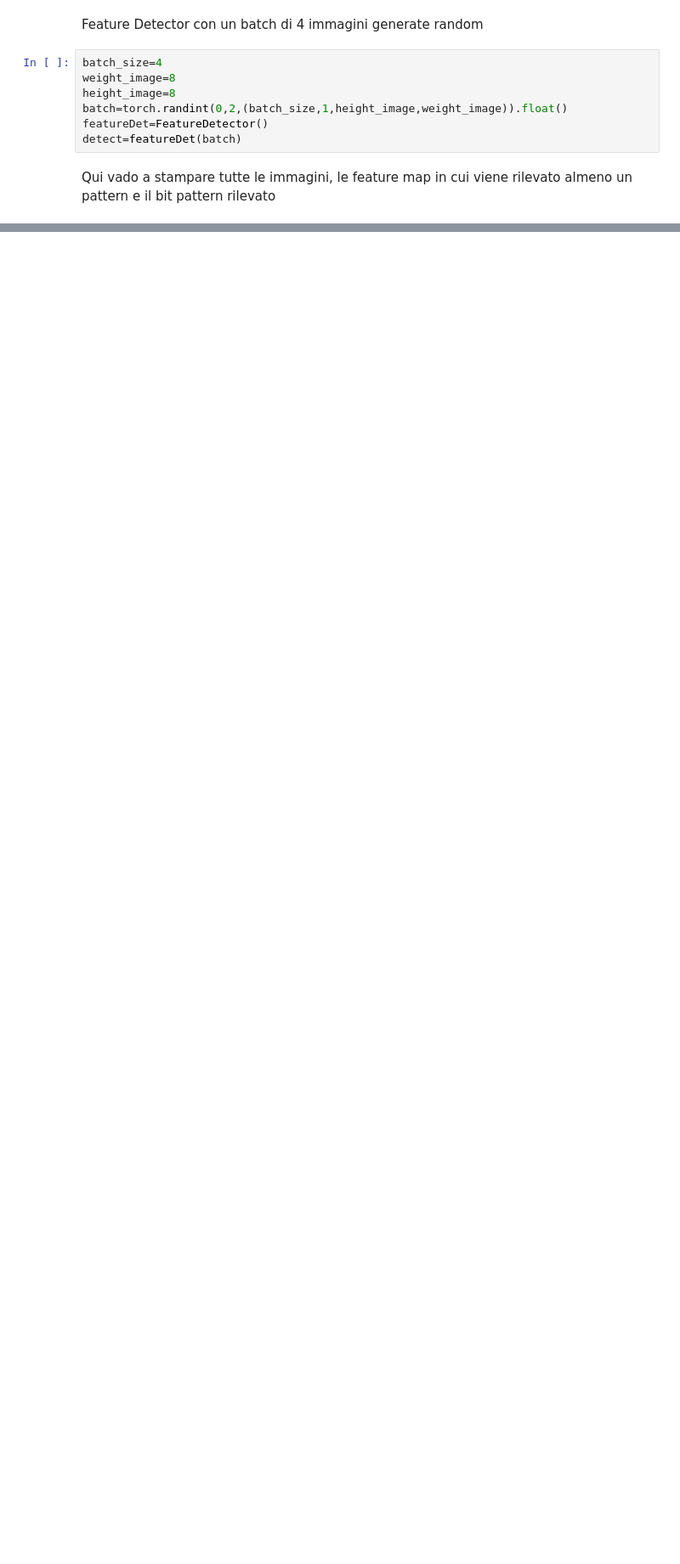
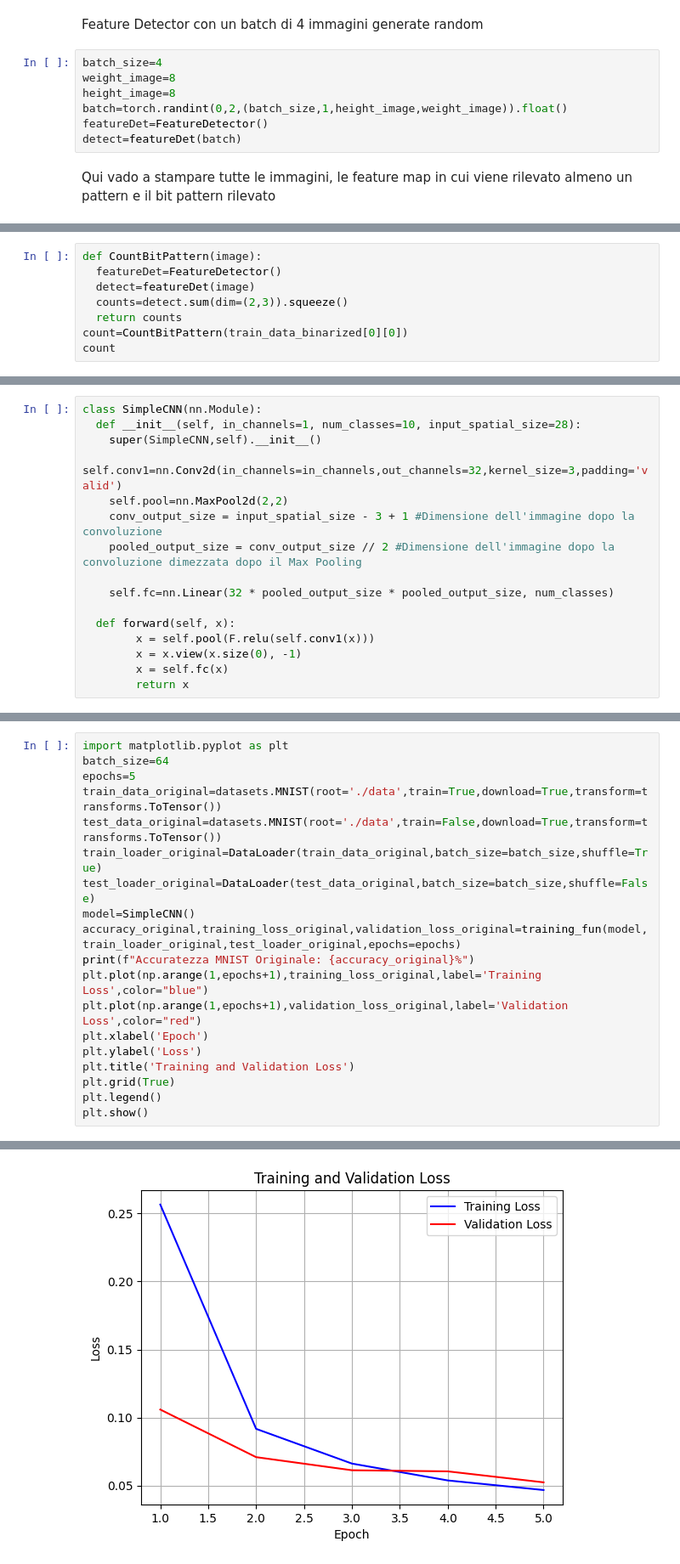
Before and after one commit to AlfonsoUnifi/ProgettoTesiPatternRecognition, a Jupyter notebook: FeatureDetector1.ipynb, the cells around one changed output, grey strips where cells are left out. Shown at 85% size. Cells and saved outputs as stored; diff of their text form; blank space fills up the shorter version.

```diff
--- a/FeatureDetector1.ipynb
+++ b/FeatureDetector1.ipynb
@@ -159,0 +246,8 @@ tensor([[1., 1., 1.],
+# %%
+def CountBitPattern(image):
+  featureDet=FeatureDetector()
+  detect=featureDet(image)
+  counts=detect.sum(dim=(2,3)).squeeze()
+  return counts
+count=CountBitPattern(train_data_binarized[0][0])
+count
@@ -159,0 +366,16 @@ tensor([[1., 1., 1.],
+# %%
+class SimpleCNN(nn.Module):
+  def __init__(self, in_channels=1, num_classes=10, input_spatial_size=28):
+    super(SimpleCNN,self).__init__()
+    self.conv1=nn.Conv2d(in_channels=in_channels,out_channels=32,kernel_size=3,padding='valid')
+    self.pool=nn.MaxPool2d(2,2)
+    conv_output_size = input_spatial_size - 3 + 1 #Dimensione dell'immagine dopo la convoluzione
+    pooled_output_size = conv_output_size // 2 #Dimensione dell'immagine dopo la convoluzione dimezzata dopo il Max Pooling
+
+    self.fc=nn.Linear(32 * pooled_output_size * pooled_output_size, num_classes)
+
+  def forward(self, x):
+        x = self.pool(F.relu(self.conv1(x)))
+        x = x.view(x.size(0), -1)
+        x = self.fc(x)
+        return x
@@ -159,0 +444,20 @@ tensor([[1., 1., 1.],
+# %%
+import matplotlib.pyplot as plt
+batch_size=64
+epochs=5
+train_data_original=datasets.MNIST(root='./data',train=True,download=True,transform=transforms.ToTensor())
+test_data_original=datasets.MNIST(root='./data',train=False,download=True,transform=transforms.ToTensor())
+train_loader_original=DataLoader(train_data_original,batch_size=batch_size,shuffle=True)
+test_loader_original=DataLoader(test_data_original,batch_size=batch_size,shuffle=False)
+model=SimpleCNN()
+accuracy_original,training_loss_original,validation_loss_original=training_fun(model,train_loader_original,test_loader_original,epochs=epochs)
+print(f"Accuratezza MNIST Originale: {accuracy_original}%")
+plt.plot(np.arange(1,epochs+1),training_loss_original,label='Training Loss',color="blue")
+plt.plot(np.arange(1,epochs+1),validation_loss_original,label='Validation Loss',color="red")
+plt.xlabel('Epoch')
+plt.ylabel('Loss')
+plt.title('Training and Validation Loss')
+plt.grid(True)
+plt.legend()
+plt.show()
+# %% [output]
@@ -159,0 +465 @@ tensor([[1., 1., 1.],
+[figure, added]
```
Also changed, not shown: parts of 26 cells of this notebook.
